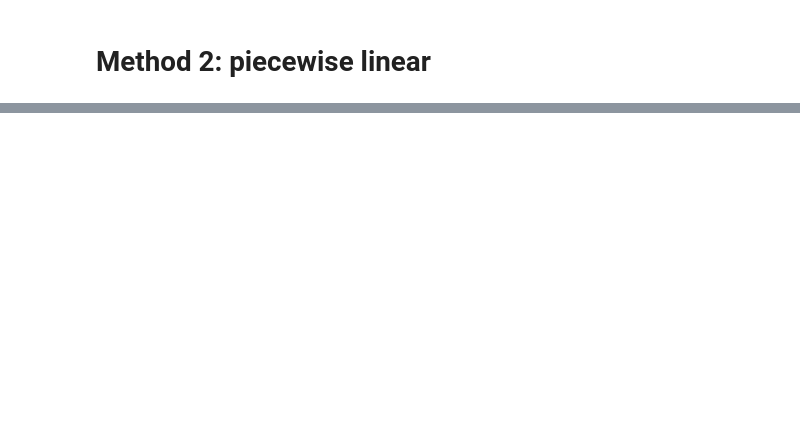
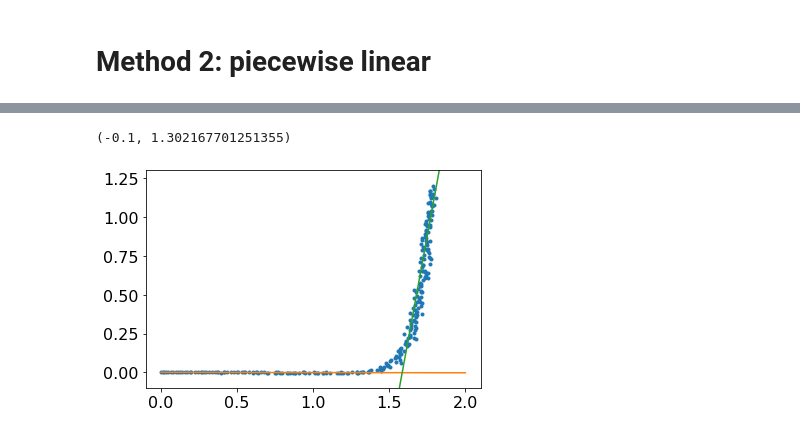
Before and after one commit to jblipper/339-lab3, a Jupyter notebook: extract_turn_on_voltage.ipynb, the cells around one changed output, grey strips where cells are left out. Cells and saved outputs as stored; diff of their text form; code cells hidden in the pictures; blank space fills up the shorter version.

```diff
--- a/extract_turn_on_voltage.ipynb
+++ b/extract_turn_on_voltage.ipynb
@@ -182,0 +183,16 @@ plt.show()
+# %%
+# linear fits
+size_data = len(data[:,0])
+
+(a0, b0), cov0 = np.polyfit(data[:,0][:int(size_data/3)], data[:,1][:int(size_data/3)], 1, full = False, cov = True)
+(a1, b1), cov1 = np.polyfit(data[:,0][-int(size_data/3):], data[:,1][-int(size_data/3):], 1, full = False, cov = True)
+# %%
+x = np.linspace(0,2,100)
+plt.plot(data[:,0], data[:,1], ".")
+plt.plot(x, a0*x+b0)
+plt.plot(x, a1*x+b1)
+
+plt.ylim(-0.1, max(data[:,1]+0.1))
+# %% [output]
+(-0.1, 1.302167701251355)
+[figure, added]
```
Also changed, not shown: parts of 11 cells of this notebook, 1 other file.
